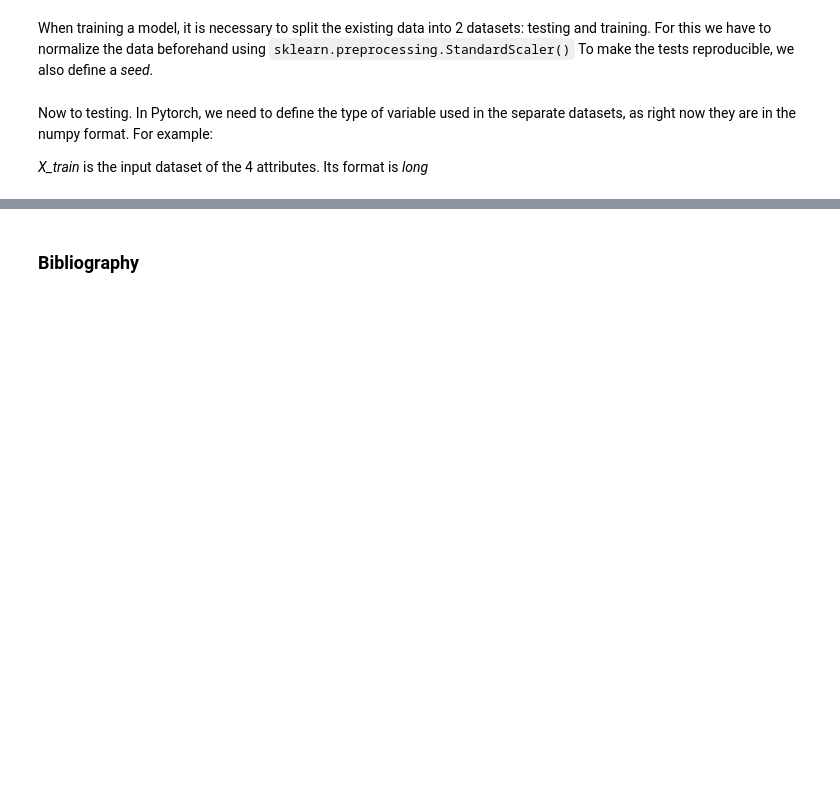
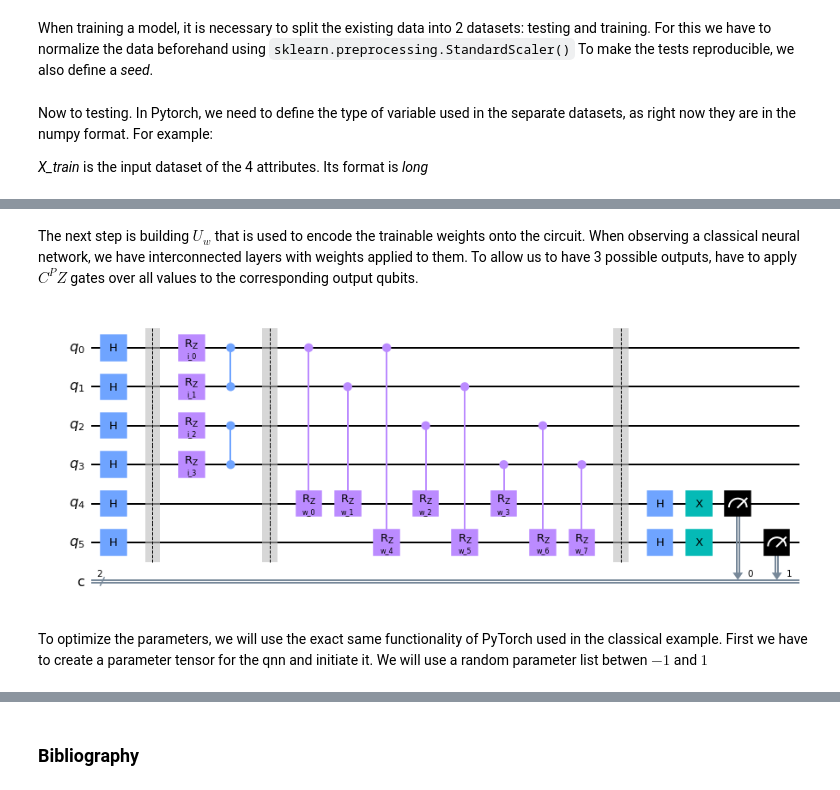
Before and after one commit to RicardoMonteiroSimoes/ZHAW_PAHS212, a Jupyter notebook: jupyter/quantum_neural_network.ipynb, the cells around one changed output, grey strips where cells are left out. Cells and saved outputs as stored; diff of their text form; code cells hidden in the pictures; blank space fills up the shorter version.

```diff
--- a/jupyter/quantum_neural_network.ipynb
+++ b/jupyter/quantum_neural_network.ipynb
@@ -156,0 +222,21 @@ We will now try to build an equivalent model using qiskit, based on the purposal
+# %% [markdown]
+The next step is building $U_w$ that is used to encode the trainable weights onto the circuit. When observing a classical neural network, we have interconnected layers with weights applied to them. To allow us to have 3 possible outputs, have to apply $C^PZ$ gates over all values to the corresponding output qubits.
+# %%
+circuit.crz(Parameter('w_0'),0,4)
+circuit.crz(Parameter('w_1'),1,4)
+circuit.crz(Parameter('w_2'),2,4)
+circuit.crz(Parameter('w_3'),3,4)
+
+circuit.crz(Parameter('w_4'),0,5)
+circuit.crz(Parameter('w_5'),1,5)
+circuit.crz(Parameter('w_6'),2,5)
+circuit.crz(Parameter('w_7'),3,5)
+circuit.barrier()
+circuit.h([4,5])
+circuit.x([4,5])
+circuit.measure([4,5], range(2))
+circuit.draw('mpl')
+# %% [output]
+[figure, added]
+# %% [markdown]
+To optimize the parameters, we will use the exact same functionality of PyTorch used in the classical example. First we have to create a parameter tensor for the qnn and initiate it. We will use a random parameter list betwen $-1$ and $1$
```
Also changed, not shown: parts of 15 cells of this notebook.
